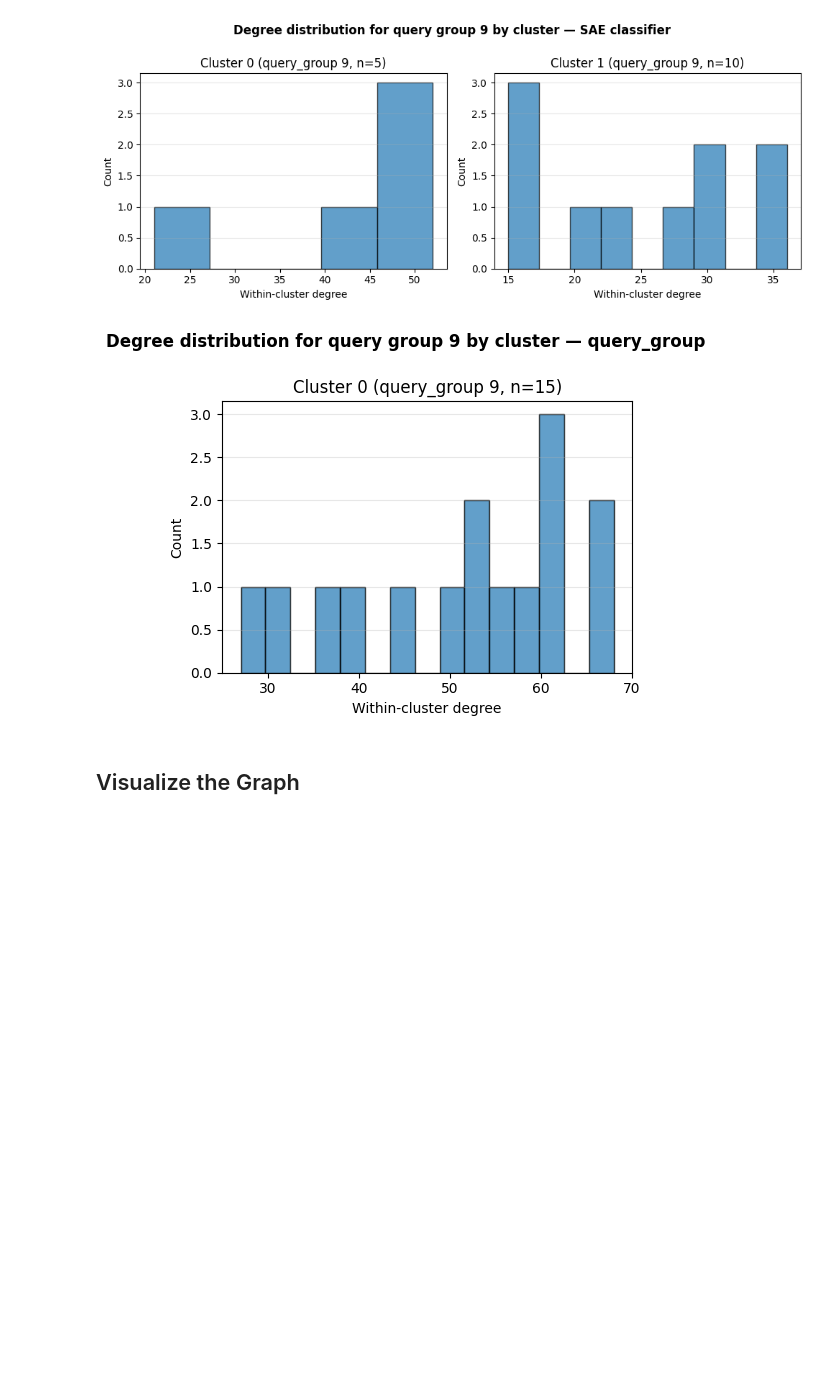
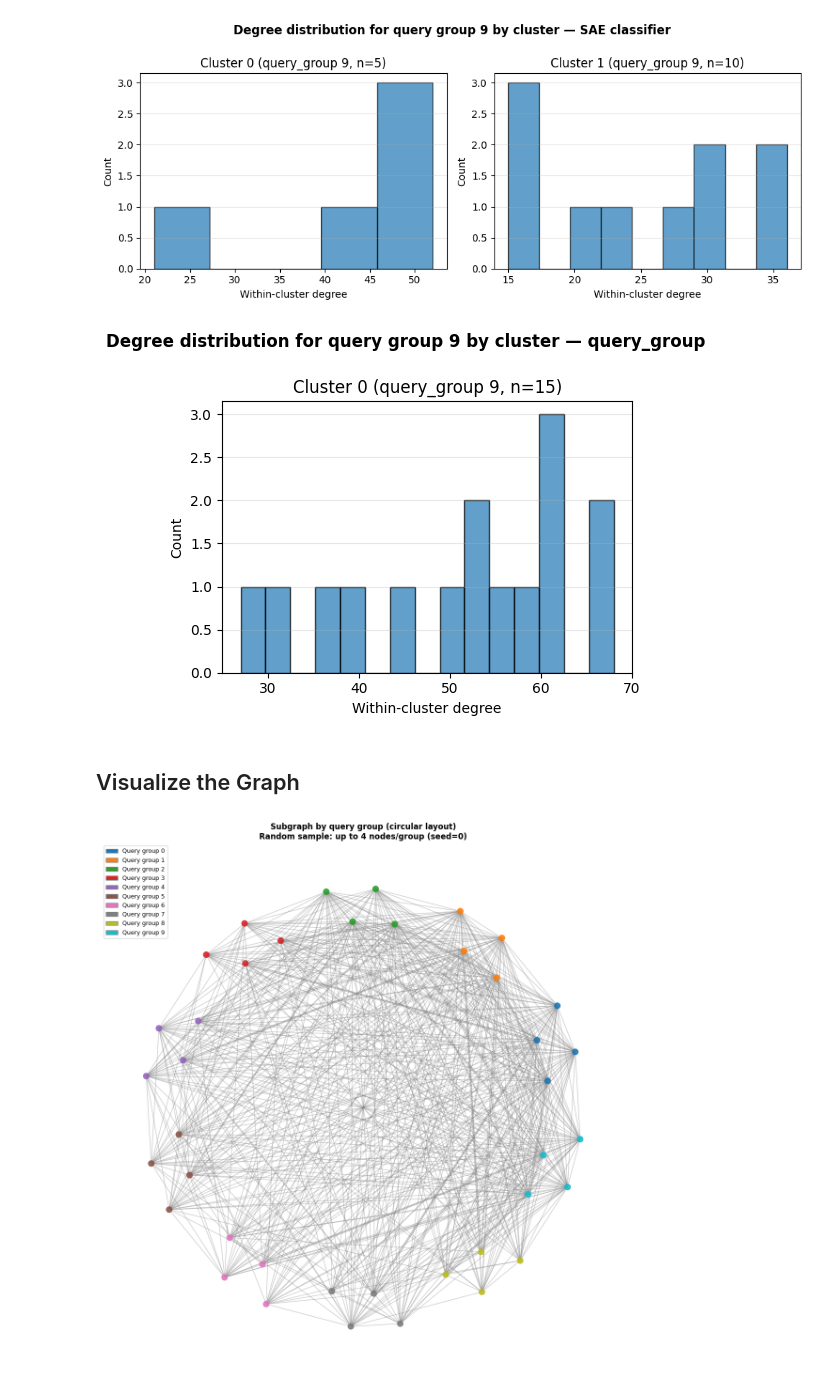
Before and after one commit to Jiyuan-Tan/Multi_Variable_Causal_Abstraction, a Jupyter notebook: Entity_Binding/hypothesis_testing/graph.ipynb, the cells around one changed output. Cells and saved outputs as stored; diff of their text form; code cells hidden in the pictures; blank space fills up the shorter version.

```diff
--- a/Entity_Binding/hypothesis_testing/graph.ipynb
+++ b/Entity_Binding/hypothesis_testing/graph.ipynb
@@ -430,47 +436,113 @@ def circular_layout_by_query_group(samples, radius=1.0, inner_radius_frac=0.7):
     return pos, query_groups, unique_qg
 
 
-def plot_whole_graph_by_query_group(bundle, figsize=(12, 12), node_size=80, edge_alpha=0.15):
-    """Plot the full undirected graph with nodes grouped by query_group in a circle."""
+def _sample_node_ids_by_query_group(samples, max_per_group=50, seed=0):
+    """Return a sorted list of node indices, sampling up to max_per_group per query_group."""
+    rng = np.random.default_rng(seed)
+    nodes_by_qg = defaultdict(list)
+    for i, s in enumerate(samples):
+        nodes_by_qg[s.get("query_group", 0)].append(i)
+    sampled = []
+    for qg in sorted(nodes_by_qg.keys()):
+        ids = np.asarray(nodes_by_qg[qg], dtype=int)
+        if len(ids) <= max_per_group:
+            sampled.extend(ids.tolist())
+        else:
+            sampled.extend(rng.choice(ids, size=max_per_group, replace=False).tolist())
+    return sorted(sampled)
+
+
+def _circular_layout_for_node_ids(samples, node_ids, radius=1.0, inner_radius_frac=0.7):
+    """Circular layout by query_group for a subset of node indices."""
+    node_ids = list(node_ids)
+    query_groups = [samples[i].get("query_group", 0) for i in node_ids]
+    unique_qg = sorted(set(query_groups))
+    num_groups = len(unique_qg)
+    qg_to_idx = {q: i for i, q in enumerate(unique_qg)}
+
+    nodes_by_group = defaultdict(list)
+    for node_id, qg in zip(node_ids, query_groups):
+        nodes_by_group[qg_to_idx[qg]].append(node_id)
+
+    pos = {}
+    for g_idx, qg in enumerate(unique_qg):
+        node_list = nodes_by_group.get(g_idx, [])
+        if not node_list:
+            continue
+        angle_start = 2 * np.pi * g_idx / num_groups
+        angle_end = 2 * np.pi * (g_idx + 1) / num_groups
+        angle_span = angle_end - angle_start
+        m = len(node_list)
+        for j, node_id in enumerate(node_list):
+            margin = 0.05 * angle_span
+            t = (j + 1) / (m + 1)
+            angle = angle_start + margin + t * (angle_span - 2 * margin)
+            r = inner_radius_frac * radius + (1 - inner_radius_frac) * radius * (0.5 + 0.5 * (j % 2))
+            pos[node_id] = (r * np.cos(angle), r * np.sin(angle))
+    return pos, query_groups, unique_qg
+
+
+def plot_whole_graph_by_query_group(
+    bundle,
+    figsize=(12, 12),
+    node_size=80,
+    edge_alpha=0.4,
+    max_nodes_per_query_group=4,
+    seed=0,
+):
+    """Plot a subgraph by sampling up to N nodes per query_group."""
     adj_matrix = np.asarray(bundle["adj_matrix"])
     samples = bundle["samples"]
     n = adj_matrix.shape[0]
     if len(samples) != n:
         raise ValueError("Samples length does not match graph size")
     # ensure undirected
     adj_matrix = np.maximum(adj_matrix, adj_matrix.T)
 
-    pos, query_groups, unique_qg = circular_layout_by_query_group(samples)
-    G = nx.from_numpy_array(adj_matrix)
+    sampled_node_ids = _sample_node_ids_by_query_group(
+        samples,
+        max_per_group=max_nodes_per_query_group,
+        seed=seed,
+    )
+    if len(sampled_node_ids) == 0:
+        raise ValueError("No nodes sampled; check samples/query_group fields")
 
-    # colormap: one color per query group
+    G_full = nx.from_numpy_array(adj_matrix)
+    G = G_full.subgraph(sampled_node_ids).copy()
+    pos, query_groups, unique_qg = _circular_layout_for_node_ids(samples, sampled_node_ids)
+
+    # colormap: one color per query group (present in sampled nodes)
     num_groups = len(unique_qg)
     cmap = plt.cm.tab10 if num_groups <= 10 else plt.cm.tab20
     qg_to_color = {qg: cmap(i % cmap.N) for i, qg in enumerate(unique_qg)}
-    node_colors = [qg_to_color.get(qg, (0.5, 0.5, 0.5, 1.0)) for qg in query_groups]
+    node_colors = [qg_to_color.get(samples[nid].get("query_group", 0), (0.5, 0.5, 0.5, 1.0)) for nid in G.nodes()]
 
     fig, ax = plt.subplots(figsize=figsize)
-    # draw edges first (so nodes are on top)
-    nx.draw_networkx_edges(G, pos, alpha=edge_alpha, width=0.3, ax=ax, edge_color="gray")
-    # draw nodes
+    nx.draw_networkx_edges(G, pos, alpha=edge_alpha, width=1, ax=ax, edge_color="gray")
     nx.draw_networkx_nodes(G, pos, node_color=node_colors, node_size=node_size, ax=ax, alpha=0.9)
-    # legend: query group -> color
+
     from matplotlib.patches import Patch
     legend_elements = [
         Patch(facecolor=qg_to_color[qg], edgecolor="gray", label=f"Query group {qg}")
         for qg in unique_qg
     ]
     ax.legend(handles=legend_elements, loc="upper left", fontsize=9)
-    ax.set_title("Whole graph by query group (circular layout)\nSame query group placed in same sector", fontsize=12, fontweight="bold")
+    ax.set_title(
+        f"Subgraph by query group (circular layout)\nRandom sample: up to {max_nodes_per_query_group} nodes/group (seed={seed})",
+        fontsize=12,
+        fontweight="bold",
+    )
     ax.set_aspect("equal")
     ax.axis("off")
     plt.tight_layout()
     return fig, ax
 
 # Pick a bundle that has the graph (e.g. query_group or first one)
 bundle_with_graph = next((b for b in bundles if b["adj_matrix"] is not None), None)
 if bundle_with_graph is not None:
     fig, _ = plot_whole_graph_by_query_group(bundle_with_graph)
     plt.show()
 else:
     print("No bundle with graph found. Load bundles with graph_path set.")
+# %% [output]
+[figure, added]
```
Also changed, not shown: parts of 3 cells of this notebook, 28 other files.
